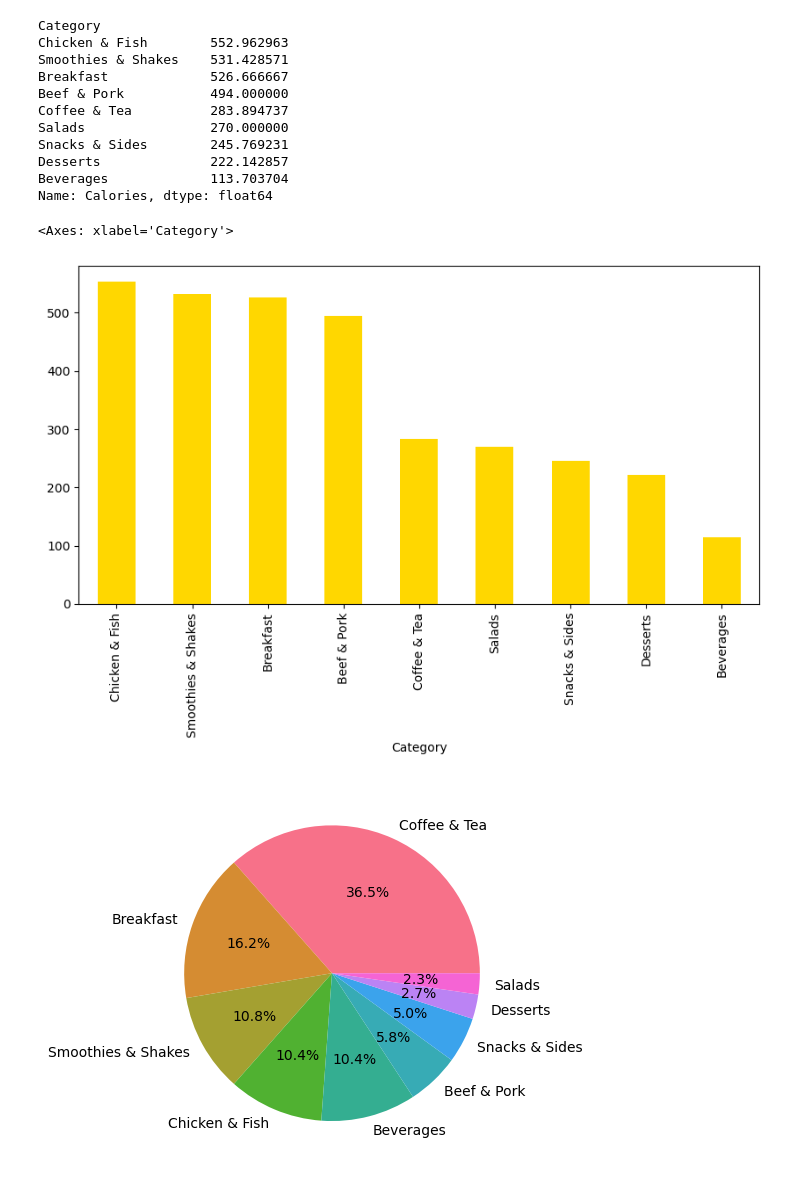
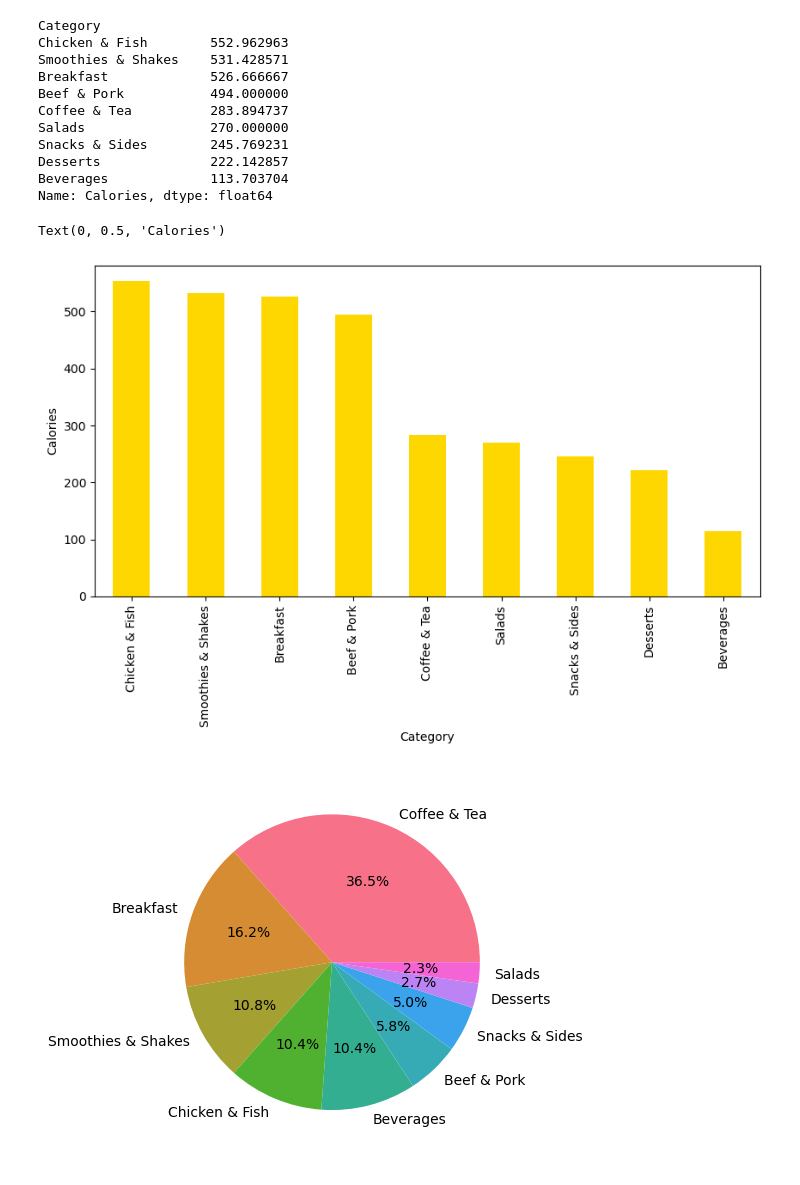
Before and after one commit to Sugandha-H-B/OIBSIP, a Jupyter notebook: Level1_Project1.ipynb, the cells around one changed output. Saved outputs shown, nothing was run; the diff lists cells and outputs as text; code cells hidden in the pictures.

```diff
--- a/Level1_Project1.ipynb
+++ b/Level1_Project1.ipynb
@@ -375,9 +375,10 @@ Beverages             113.703704
 Name: Calories, dtype: float64
 # %%
 category_calories.plot(kind='bar',figsize=(10,5),color='gold')
+plt.ylabel('Calories')
 # %% [output]
-<Axes: xlabel='Category'>
+Text(0, 0.5, 'Calories')
-[figure, old version]
+[figure, new version]
 # %%
 plt.Figure(figsize=(10,8))
 colors=sns.color_palette('husl',len(category_counts))
```
Also changed, not shown: parts of 8 cells of this notebook.
